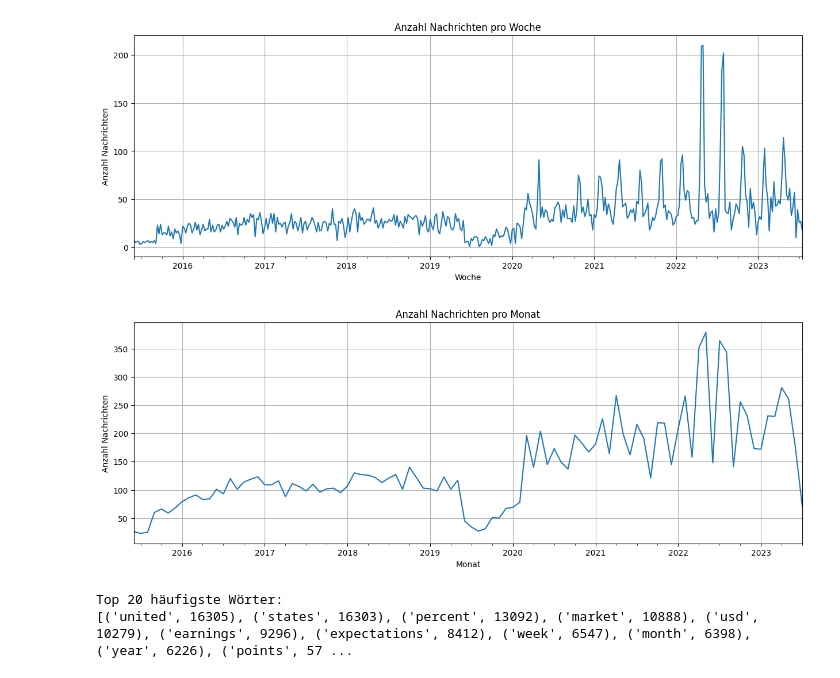
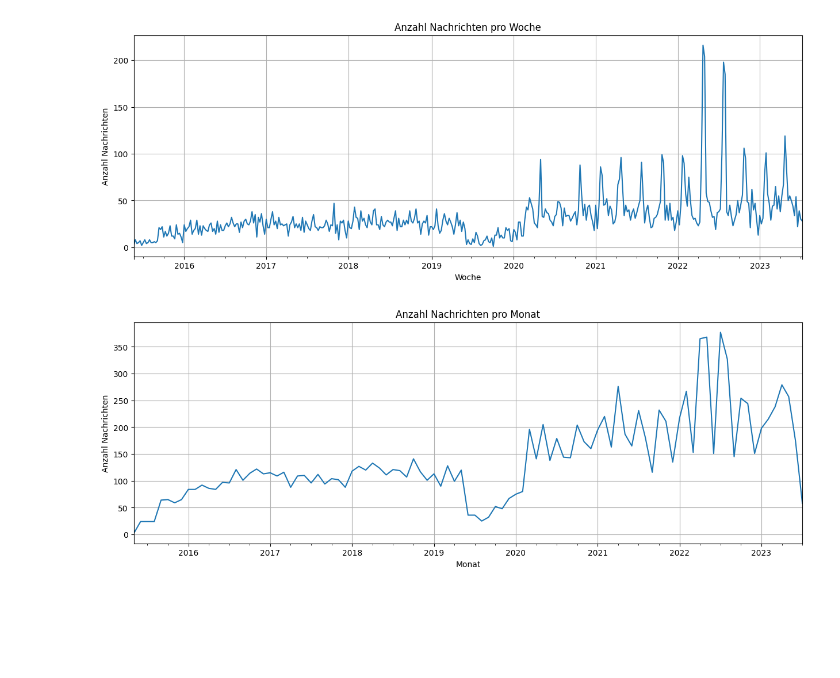
Before and after one commit to andrei-shabanov/stock-news-analytics, a Jupyter notebook: 3_data_exploration.ipynb, the cells around one changed output. Cells and saved outputs as stored; diff of their text form; code cells hidden in the pictures; blank space fills up the shorter version.

```diff
--- a/3_data_exploration.ipynb
+++ b/3_data_exploration.ipynb
@@ -26,3 +13,8 @@ import re
+# %%
+df_news = pd.read_csv('./merged_df.csv')
+df_news['Date_x'] = pd.to_datetime(df_news['Date_x'], format='ISO8601')
+df_news['Date_y'] = pd.to_datetime(df_news['Date_y'], format='ISO8601')
+df_news['Cleaned Content'] = df_news['Cleaned Content'].apply(ast.literal_eval)
 # %%
 print("Spalten:", df_news.columns.tolist())
 print("Anzahl der Einträge:", len(df_news))
@@ -78,6 +65,6 @@ plt.show()
 # %%
 # Gruppierung nach Woche
-weekly_counts = df_news.groupby(df_news['Impact Date'].dt.to_period('W')).size()
+weekly_counts = df_news.groupby(df_news['Date_x'].dt.to_period('W')).size()
 weekly_counts.index = weekly_counts.index.to_timestamp()  # für saubere X-Achse im Plot
 
 # Plot
@@ -87,29 +74,19 @@ plt.ylabel("Anzahl Nachrichten")
 plt.grid(True)
 plt.show()
 # %% [output]
-[figure, old version]
+[figure, new version]
 # %%
 # Gruppieren nach Monat
-monthly_counts = df_news.groupby(df_news['Impact Date'].dt.to_period('M')).size()
+monthly_counts = df_news.groupby(df_news['Date_x'].dt.to_period('M')).size()
 
 # Optional: wieder zu Timestamp (für schöneres Plotten)
 monthly_counts.index = monthly_counts.index.to_timestamp()
 
 # Plot
 monthly_counts.plot(figsize=(15,5), title="Anzahl Nachrichten pro Monat")
 plt.xlabel("Monat")
 plt.ylabel("Anzahl Nachrichten")
 plt.grid(True)
 plt.show()
 # %% [output]
-[figure, old version]
+[figure, new version]
-# %%
-# Alle Wörter extrahieren
-all_words = []
-df_news['Cleaned Content'].dropna().apply(lambda t: all_words.extend(t))
-word_freq = Counter(all_words)
-print("Top 20 häufigste Wörter:")
-print(word_freq.most_common(20))
-# %% [output]
-Top 20 häufigste Wörter:
-[('united', 16305), ('states', 16303), ('percent', 13092), ('market', 10888), ('usd', 10279), ('earnings', 9296), ('expectations', 8412), ('week', 6547), ('month', 6398), ('year', 6226), ('points', 57 ...
```
Also changed, not shown: parts of 10 cells of this notebook, 8 other files.
